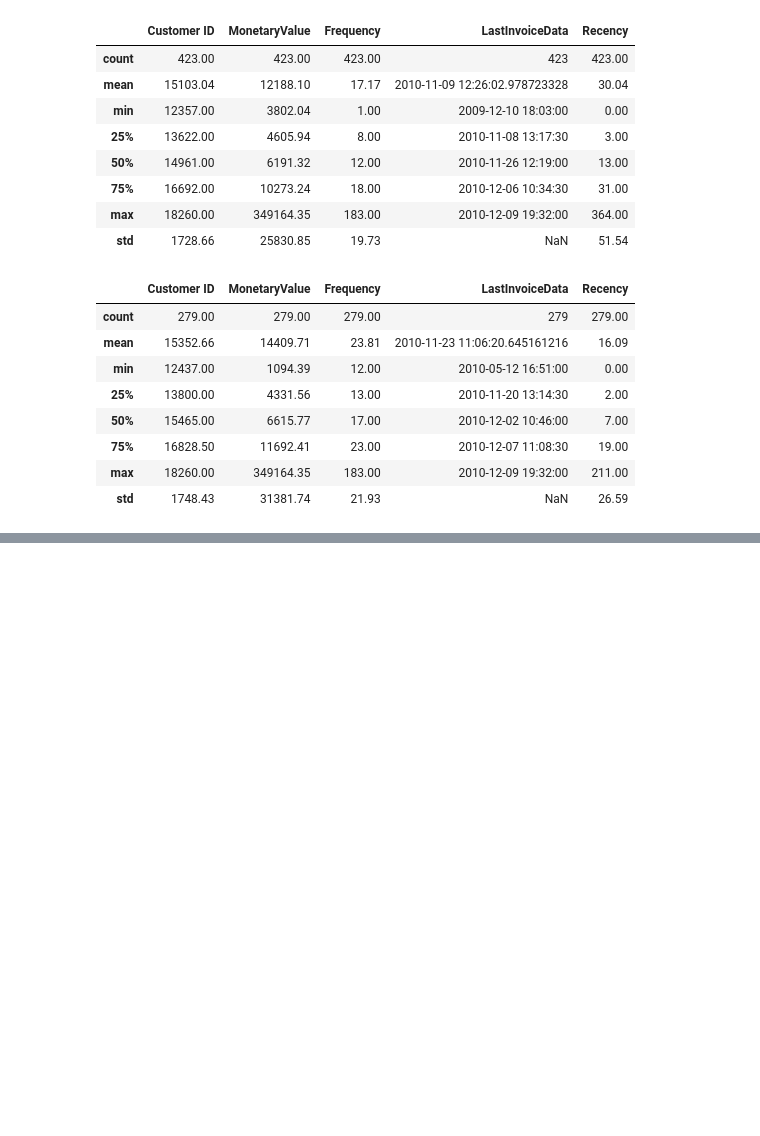
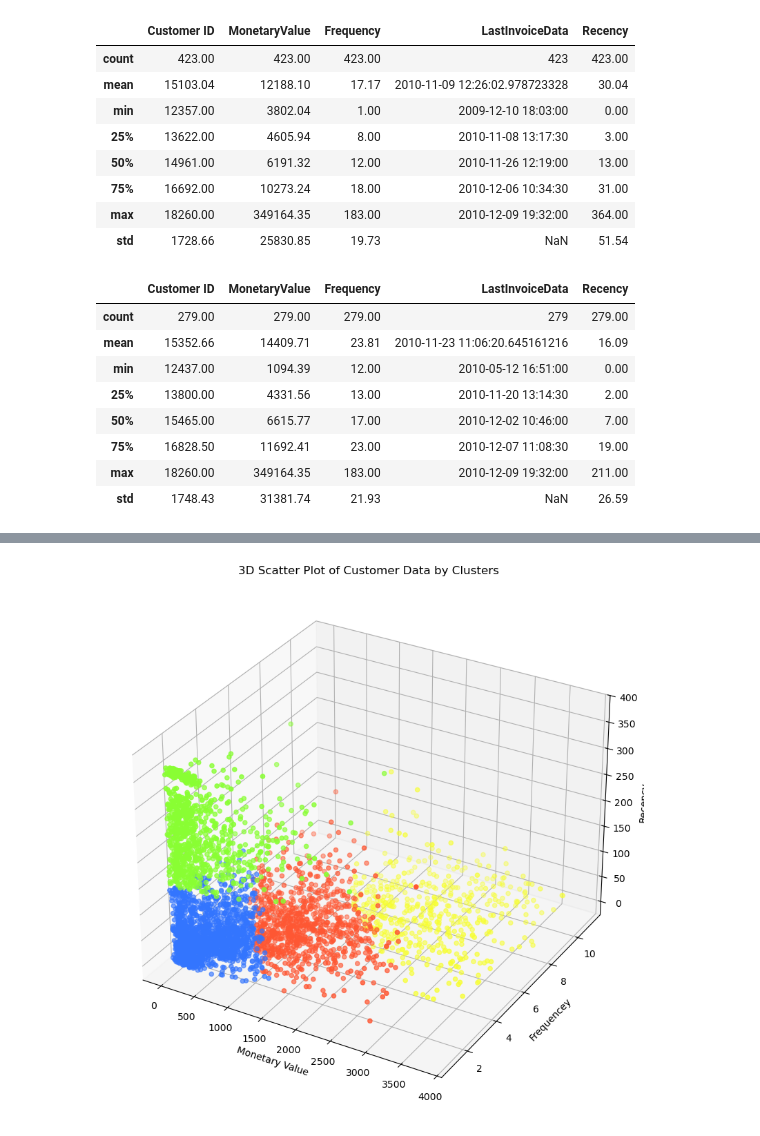
Before and after one commit to Hamza-Ahmed96/DataProjects, a Jupyter notebook: Sales_Analysis_Using_KMeans_Clustering/notebook.ipynb, the cells around one changed output, grey strips where cells are left out. Cells and saved outputs as stored; diff of their text form; code cells hidden in the pictures; blank space fills up the shorter version.

```diff
--- a/Sales_Analysis_Using_KMeans_Clustering/notebook.ipynb
+++ b/Sales_Analysis_Using_KMeans_Clustering/notebook.ipynb
@@ -356,0 +444,4 @@ frequency_outliers_data.describe()
+# %%
+scaler = StandardScaler()
+scaled_data = scaler.fit_transform(nonoutliers_data[['MonetaryValue', 'Frequency', 'Recency']])
+scaled_data = pd.DataFrame(scaled_data, index=nonoutliers_data.index, columns=('MonetaryValue', 'Frequency', 'Recency'))
@@ -356,0 +532,3 @@ frequency_outliers_data.describe()
+# %%
+kmeans = KMeans(n_clusters=4, random_state=42, max_iter=1000)
+cluster_labels = kmeans.fit_predict(scaled_data)
@@ -356,0 +559,25 @@ frequency_outliers_data.describe()
+# %%
+cluster_colours = { 0: "#ff5733", # red
+                    1: "#89ff33", # green
+                    2: "#3375ff", # blue
+                    3: "#f7ff33"  # yellow
+                    }
+
+colors = nonoutliers_data['Cluster'].map(cluster_colours)
+
+fig = plt.figure(figsize=(10, 10))
+ax = fig.add_subplot(projection='3d')
+
+scatter = ax.scatter(nonoutliers_data['MonetaryValue'],
+                     nonoutliers_data['Frequency'],
+                     nonoutliers_data['Recency'],
+                     c=colors,
+                     marker='o')
+
+ax.set_xlabel('Monetary Value')
+ax.set_ylabel('Frequencey')
+ax.set_zlabel('Recency')
+ax.set_title('3D Scatter Plot of Customer Data by Clusters')
+plt.show()
+# %% [output]
+[figure, added]
```
Also changed, not shown: parts of 27 cells of this notebook.
